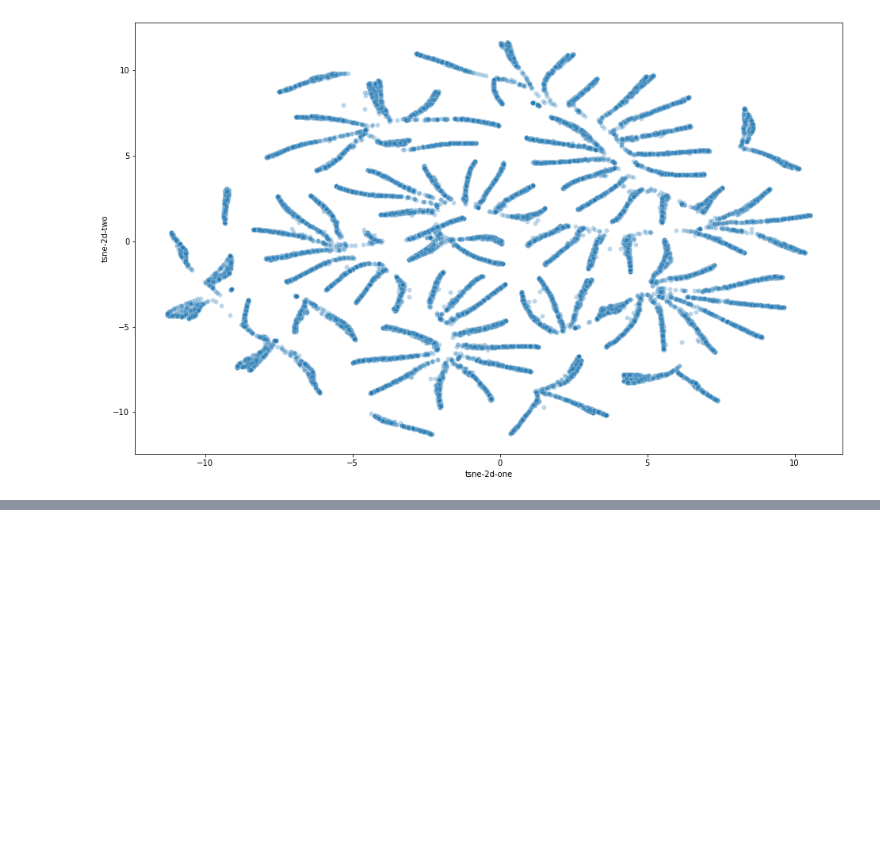
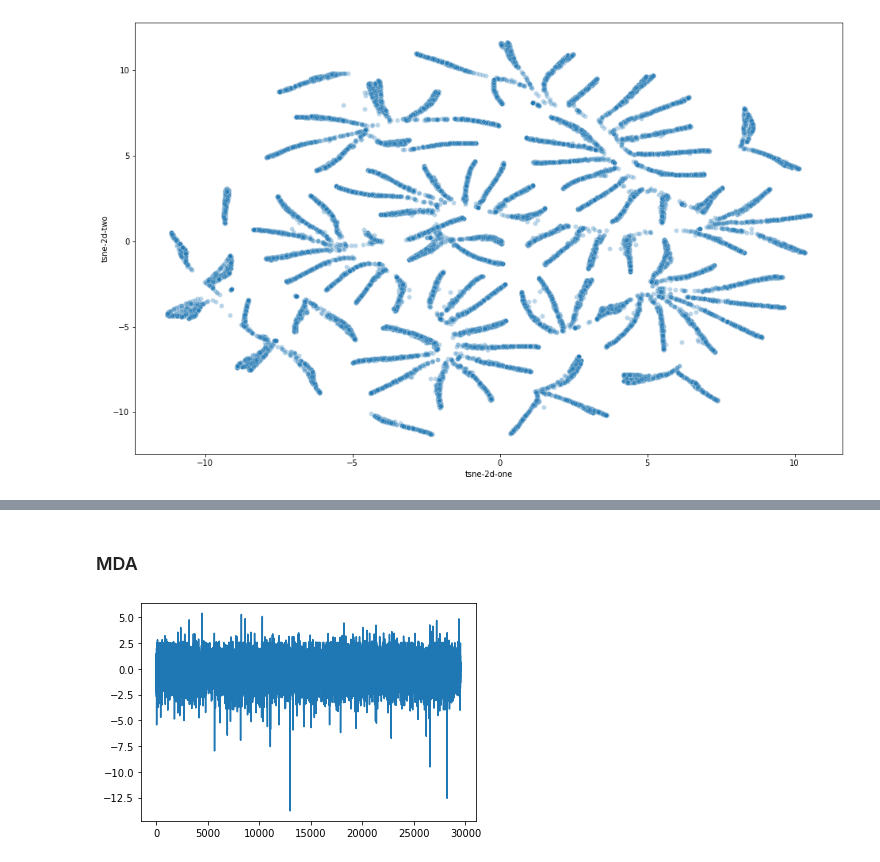
Before and after one commit to sergio-gimenez/anomaly-4G-detection, a Jupyter notebook: MLEARN_Competition_GimenezCastell.ipynb, the cells around one changed output, grey strips where cells are left out. Drawn from its saved outputs; the diff is of its cells as text; code cells hidden in the pictures; blank space fills up the shorter version.

```diff
--- a/MLEARN_Competition_GimenezCastell.ipynb
+++ b/MLEARN_Competition_GimenezCastell.ipynb
@@ -204,0 +178,16 @@ clf_GS.best_params_
+# %% [markdown]
+### MDA
+# %%
+from sklearn.discriminant_analysis import LinearDiscriminantAnalysis
+from sklearn.discriminant_analysis import QuadraticDiscriminantAnalysis
+
+mda = LinearDiscriminantAnalysis(n_components=1)
+mda.fit(X_train, y_train)
+X_train_mda1 = mda.transform(X_train)
+X_test_mda1 = mda.transform(X_validation)
+# %%
+fig, ax = plt.subplots()
+plt.plot(X_train_mda1)
+plt.show()
+# %% [output]
+[figure, added]
```
Also changed, not shown: parts of 6 cells of this notebook.
